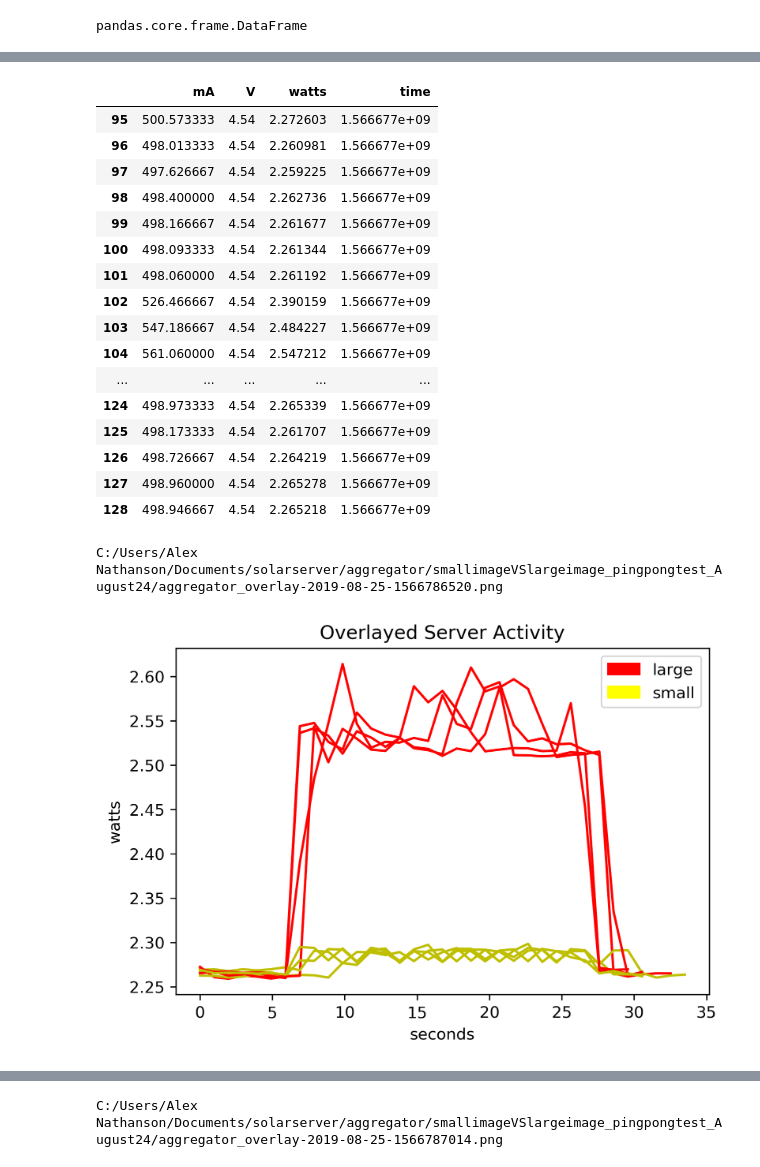
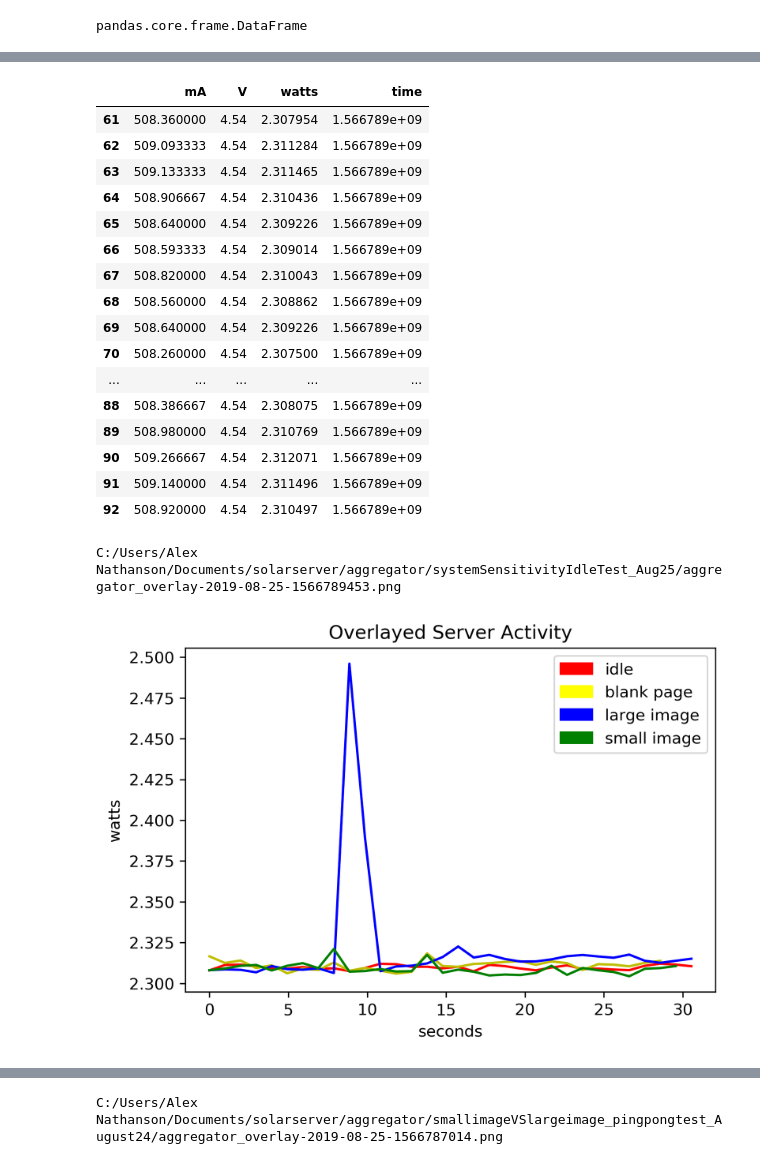
Before and after one commit to alexnathanson/solarserver, a Jupyter notebook: aggregator/aggregator_aug23.ipynb, the cells around one changed output, grey strips where cells are left out. Cells and saved outputs as stored; diff of their text form; code cells hidden in the pictures.

Commit message:
finished initial tests

```diff
--- a/aggregator/aggregator_aug23.ipynb
+++ b/aggregator/aggregator_aug23.ipynb
@@ -9,7 +9,7 @@ import glob
 import matplotlib.patches as mpatches
 # %%
 #this assumes only 1 ina file and 1 selenium file in directory!!!
-testDirectoryName = "smallimageVSlargeimage_pingpongtest_August24/" #must end with a /
+testDirectoryName = "systemSensitivityIdleTest_Aug25/" #must end with a /
 testDirectoryPath = "C:/Users/Alex Nathanson/Documents/solarserver/aggregator/" + testDirectoryName
 fileList = glob.glob(testDirectoryPath  + "*.csv")
 
@@ -226,15 +227,17 @@ ax.plot(x,y)
 ax.set(xlabel='seconds', ylabel='mA',
        title='Server Activity')
 
-colors = ['r','y','b']
+colors = ['r','y','b','g']
 for plotNum in list(range(len(dataFrameSplits))):
-    ax.scatter(x=dataFrameSplits[plotNum].loc[:,'time'], y=dataFrameSplits[plotNum].loc[:,'mA'], color=colors[plotNum%2])
+    ax.scatter(x=dataFrameSplits[plotNum].loc[:,'time'], y=dataFrameSplits[plotNum].loc[:,'mA'], color=colors[plotNum%4])
 
-redLabel = mpatches.Patch(color='red', label='large')
-#blueLabel = mpatches.Patch(color='blue', label='small image')
-yellowLabel = mpatches.Patch(color='yellow', label='small')
+redLabel = mpatches.Patch(color='red', label='idle')
+blueLabel = mpatches.Patch(color='blue', label='large image')
+yellowLabel = mpatches.Patch(color='yellow', label='blank page')
+greenLabel = mpatches.Patch(color='green', label='small image')
 
-plt.legend(handles=[redLabel, yellowLabel])
+plt.legend(handles=[redLabel, yellowLabel, blueLabel, greenLabel])
+
 #ax.grid()
 pngName1 = testDirectoryPath +"current_"+str(datetime.date.today())+"-"+str(int(time.time()))+".png"
 print(pngName1)
@@ -253,15 +256,16 @@ ax.plot(x,y)
 ax.set(xlabel='seconds', ylabel='watts',
        title='Server Activity')
 
-colors = ['r','y','b']
+colors = ['r','y','b','g']
 for plotNum in list(range(len(dataFrameSplits))):
-    ax.scatter(x=dataFrameSplits[plotNum].loc[:,'time'], y=dataFrameSplits[plotNum].loc[:,'watts'], color=colors[plotNum%2])
+    ax.scatter(x=dataFrameSplits[plotNum].loc[:,'time'], y=dataFrameSplits[plotNum].loc[:,'watts'], color=colors[plotNum%4])
 
-redLabel = mpatches.Patch(color='red', label='large')
-#blueLabel = mpatches.Patch(color='blue', label='small image')
-yellowLabel = mpatches.Patch(color='yellow', label='small')
+redLabel = mpatches.Patch(color='red', label='idle')
+blueLabel = mpatches.Patch(color='blue', label='large image')
+yellowLabel = mpatches.Patch(color='yellow', label='blank page')
+greenLabel = mpatches.Patch(color='green', label='small image')
 
-plt.legend(handles=[redLabel, yellowLabel])
+plt.legend(handles=[redLabel, yellowLabel, blueLabel, greenLabel])
 
 #ax.grid()
 pngName1 = testDirectoryPath +"watts_"+str(datetime.date.today())+"-"+str(int(time.time()))+".png"
@@ -300,61 +304,59 @@ list(range(len(dataFrameSplits)))
 overlayData[0]
 # %% [output]
 |  | mA | V | watts | time |
-| 95 | 500.573333 | 4.54 | 2.272603 | 1.566677e+09 |
-| 96 | 498.013333 | 4.54 | 2.260981 | 1.566677e+09 |
-| 97 | 497.626667 | 4.54 | 2.259225 | 1.566677e+09 |
-| 98 | 498.400000 | 4.54 | 2.262736 | 1.566677e+09 |
-| 99 | 498.166667 | 4.54 | 2.261677 | 1.566677e+09 |
-| 100 | 498.093333 | 4.54 | 2.261344 | 1.566677e+09 |
-| 101 | 498.060000 | 4.54 | 2.261192 | 1.566677e+09 |
-| 102 | 526.466667 | 4.54 | 2.390159 | 1.566677e+09 |
-| 103 | 547.186667 | 4.54 | 2.484227 | 1.566677e+09 |
-| 104 | 561.060000 | 4.54 | 2.547212 | 1.566677e+09 |
+| 61 | 508.360000 | 4.54 | 2.307954 | 1.566789e+09 |
+| 62 | 509.093333 | 4.54 | 2.311284 | 1.566789e+09 |
+| 63 | 509.133333 | 4.54 | 2.311465 | 1.566789e+09 |
+| 64 | 508.906667 | 4.54 | 2.310436 | 1.566789e+09 |
+| 65 | 508.640000 | 4.54 | 2.309226 | 1.566789e+09 |
+| 66 | 508.593333 | 4.54 | 2.309014 | 1.566789e+09 |
+| 67 | 508.820000 | 4.54 | 2.310043 | 1.566789e+09 |
+| 68 | 508.560000 | 4.54 | 2.308862 | 1.566789e+09 |
+| 69 | 508.640000 | 4.54 | 2.309226 | 1.566789e+09 |
+| 70 | 508.260000 | 4.54 | 2.307500 | 1.566789e+09 |
 | ... | ... | ... | ... | ... |
-| 124 | 498.973333 | 4.54 | 2.265339 | 1.566677e+09 |
-| 125 | 498.173333 | 4.54 | 2.261707 | 1.566677e+09 |
-| 126 | 498.726667 | 4.54 | 2.264219 | 1.566677e+09 |
-| 127 | 498.960000 | 4.54 | 2.265278 | 1.566677e+09 |
-| 128 | 498.946667 | 4.54 | 2.265218 | 1.566677e+09 |
+| 88 | 508.386667 | 4.54 | 2.308075 | 1.566789e+09 |
+| 89 | 508.980000 | 4.54 | 2.310769 | 1.566789e+09 |
+| 90 | 509.266667 | 4.54 | 2.312071 | 1.566789e+09 |
+| 91 | 509.140000 | 4.54 | 2.311496 | 1.566789e+09 |
+| 92 | 508.920000 | 4.54 | 2.310497 | 1.566789e+09 |
 # %%
 for overlays in list(range(len(dataFrameSplits))):
     overlayData[overlays].insert(4, 'scaled', overlayData[overlays].time - overlayData[overlays].time[overlayData[overlays].time.index[0]], True)
 # %%
 fig, ax = plt.subplots(dpi=300)
 '''
 x = overlayD1.loc[:,'scaled']
 y = overlayD1.loc[:,'watts']
 ax.plot(x,y, color='r')
 
 ax.set(xlabel='time', ylabel='watts',
        title='Overlayed Server Activity')
 
 '''
 
-colors = ['r','y','b']
+colors = ['r','y','b','g']
 for plotNum in list(range(len(overlayData))):
-    ax.plot(overlayData[plotNum].loc[:,'scaled'], overlayData[plotNum].loc[:,'watts'], color=colors[plotNum%2])
+    ax.plot(overlayData[plotNum].loc[:,'scaled'], overlayData[plotNum].loc[:,'watts'], color=colors[plotNum%4])
 
 ax.set(xlabel='seconds', ylabel='watts',
        title='Overlayed Server Activity')
 
-#ax.scatter(x=overlayD1.loc[:,'scaled'], y=overlayD1.loc[:,'watts'], color='r')
-#ax.plot(overlayS1.loc[:,'scaled'], overlayS1.loc[:,'watts'], color='y')
+redLabel = mpatches.Patch(color='red', label='idle')
+blueLabel = mpatches.Patch(color='blue', label='large image')
+yellowLabel = mpatches.Patch(color='yellow', label='blank page')
+greenLabel = mpatches.Patch(color='green', label='small image')
 
-redLabel = mpatches.Patch(color='red', label='large')
-#blueLabel = mpatches.Patch(color='blue', label='small image')
-yellowLabel = mpatches.Patch(color='yellow', label='small')
-
-plt.legend(handles=[redLabel, yellowLabel])
+plt.legend(handles=[redLabel, yellowLabel, blueLabel, greenLabel])
 
 #ax.grid()
 pngName2 = testDirectoryPath +"aggregator_overlay-"+str(datetime.date.today())+"-"+str(int(time.time()))+".png"
 print(pngName2)
 fig.savefig(pngName2)
 plt.show()
 # %% [output]
-C:/Users/Alex Nathanson/Documents/solarserver/aggregator/smallimageVSlargeimage_pingpongtest_August24/aggregator_overlay-2019-08-25-1566786520.png
+C:/Users/Alex Nathanson/Documents/solarserver/aggregator/systemSensitivityIdleTest_Aug25/aggregator_overlay-2019-08-25-1566789453.png
-[figure, old version]
+[figure, new version]
 # %%
 #averages
 averagedData = dataFrameSplits
```
Also changed, not shown: parts of 25 cells of this notebook, 6 other files.
